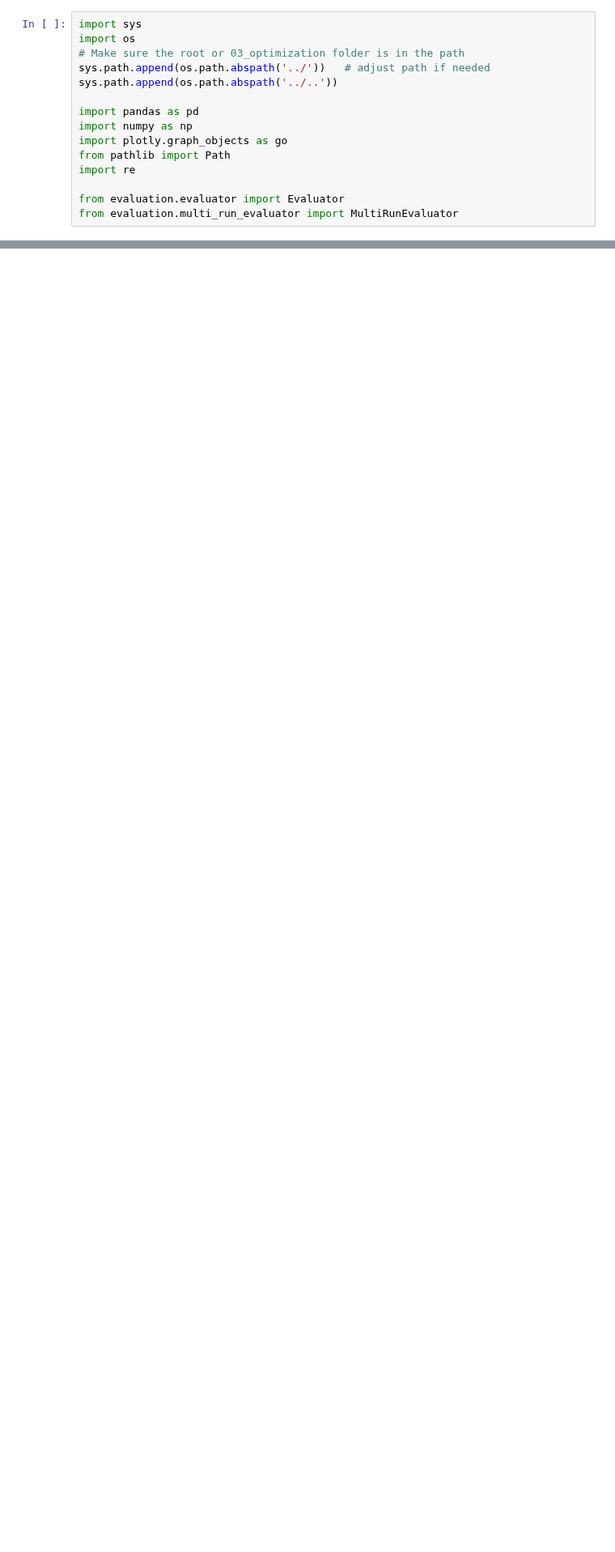
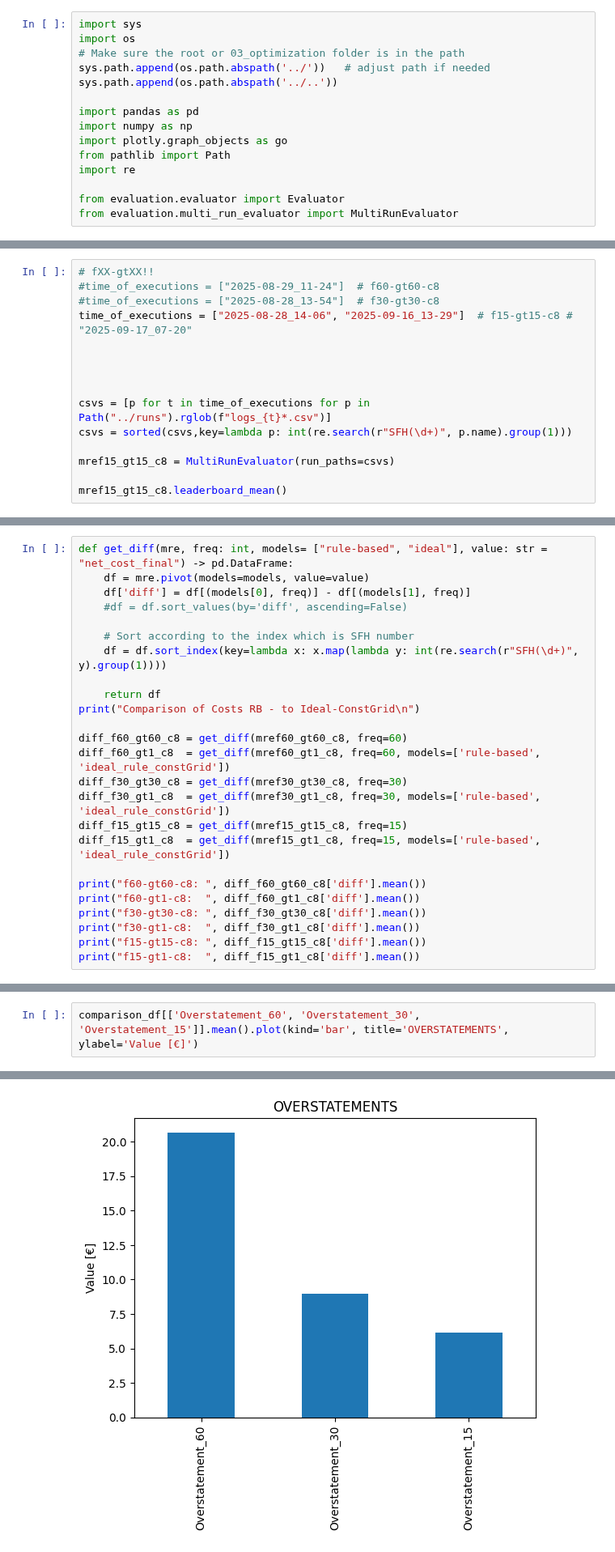
Before and after one commit to JaMoPinter/MPC-vs-RBC, a Jupyter notebook: 03_optimization/evaluation/evaluation.ipynb, the cells around one changed output, grey strips where cells are left out. Shown at 81% size. Cells and saved outputs as stored; diff of their text form; blank space fills up the shorter version.

```diff
--- a/03_optimization/evaluation/evaluation.ipynb
+++ b/03_optimization/evaluation/evaluation.ipynb
@@ -220,0 +685,15 @@ mre.leaderboard()
+# %%
+# fXX-gtXX!!
+#time_of_executions = ["2025-08-29_11-24"]  # f60-gt60-c8
+#time_of_executions = ["2025-08-28_13-54"]  # f30-gt30-c8
+time_of_executions = ["2025-08-28_14-06", "2025-09-16_13-29"]  # f15-gt15-c8 # "2025-09-17_07-20"
+
+
+
+
+csvs = [p for t in time_of_executions for p in Path("../runs").rglob(f"logs_{t}*.csv")]
+csvs = sorted(csvs,key=lambda p: int(re.search(r"SFH(\d+)", p.name).group(1)))
+
+mref15_gt15_c8 = MultiRunEvaluator(run_paths=csvs)
+
+mref15_gt15_c8.leaderboard_mean()
@@ -220,0 +744,25 @@ mre.leaderboard()
+# %%
+def get_diff(mre, freq: int, models= ["rule-based", "ideal"], value: str = "net_cost_final") -> pd.DataFrame:
+    df = mre.pivot(models=models, value=value)
+    df['diff'] = df[(models[0], freq)] - df[(models[1], freq)]
+    #df = df.sort_values(by='diff', ascending=False)
+
+    # Sort according to the index which is SFH number
+    df = df.sort_index(key=lambda x: x.map(lambda y: int(re.search(r"SFH(\d+)", y).group(1))))
+
+    return df
+print("Comparison of Costs RB - to Ideal-ConstGrid\n")
+
+diff_f60_gt60_c8 = get_diff(mref60_gt60_c8, freq=60)
+diff_f60_gt1_c8  = get_diff(mref60_gt1_c8, freq=60, models=['rule-based', 'ideal_rule_constGrid'])
+diff_f30_gt30_c8 = get_diff(mref30_gt30_c8, freq=30)
+diff_f30_gt1_c8  = get_diff(mref30_gt1_c8, freq=30, models=['rule-based', 'ideal_rule_constGrid'])
+diff_f15_gt15_c8 = get_diff(mref15_gt15_c8, freq=15)
+diff_f15_gt1_c8  = get_diff(mref15_gt1_c8, freq=15, models=['rule-based', 'ideal_rule_constGrid'])
+
+print("f60-gt60-c8: ", diff_f60_gt60_c8['diff'].mean())
+print("f60-gt1-c8:  ", diff_f60_gt1_c8['diff'].mean())
+print("f30-gt30-c8: ", diff_f30_gt30_c8['diff'].mean())
+print("f30-gt1-c8:  ", diff_f30_gt1_c8['diff'].mean())
+print("f15-gt15-c8: ", diff_f15_gt15_c8['diff'].mean())
+print("f15-gt1-c8:  ", diff_f15_gt1_c8['diff'].mean())
@@ -220,0 +1467,3 @@ mre.leaderboard()
+# %%
+comparison_df[['Overstatement_60', 'Overstatement_30', 'Overstatement_15']].mean().plot(kind='bar', title='OVERSTATEMENTS', ylabel='Value [€]')
+# %% [output]
@@ -220,0 +1471 @@ mre.leaderboard()
+[figure, added]
```
Also changed, not shown: parts of 48 cells of this notebook, 9 other files.
